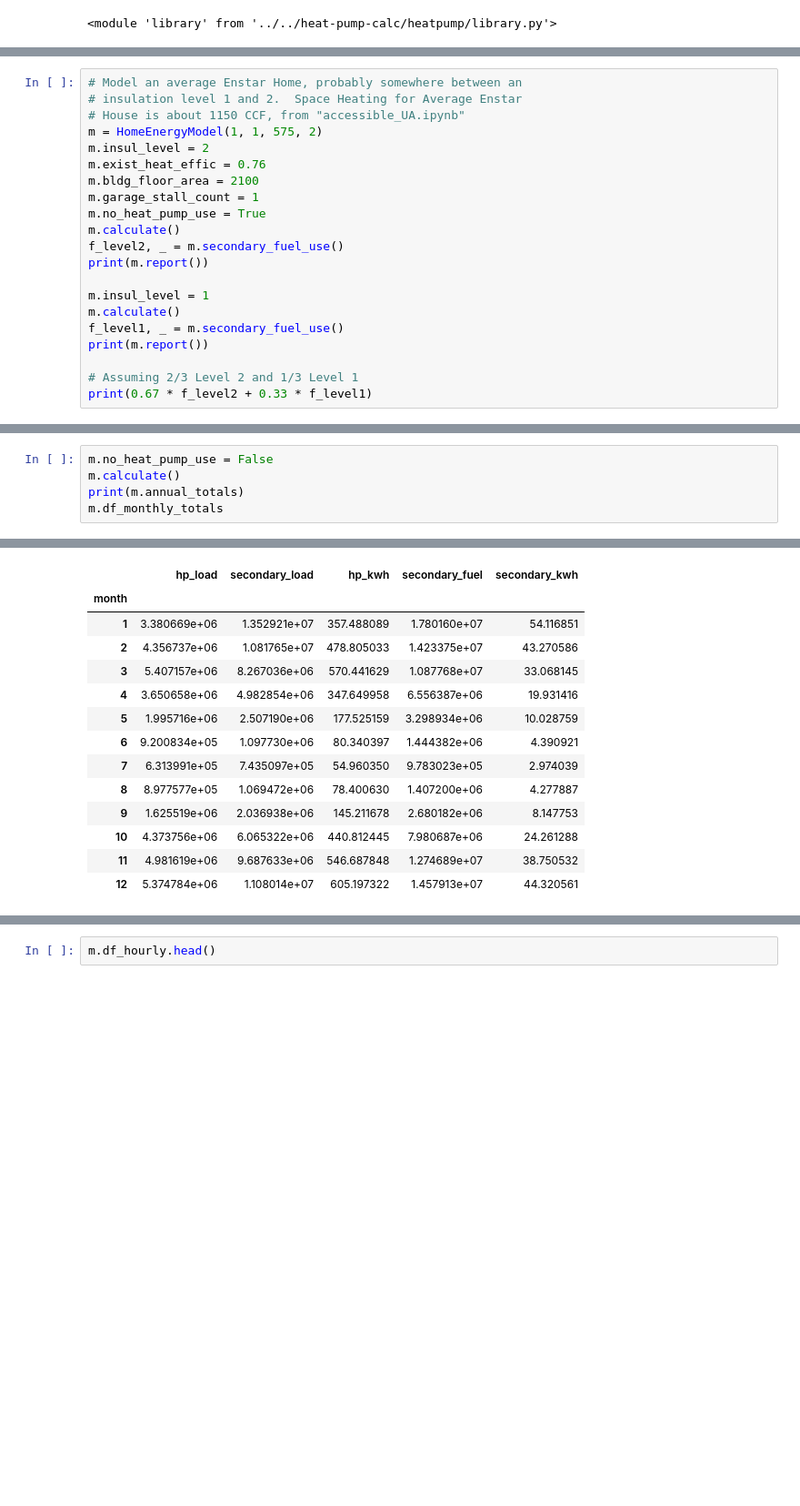
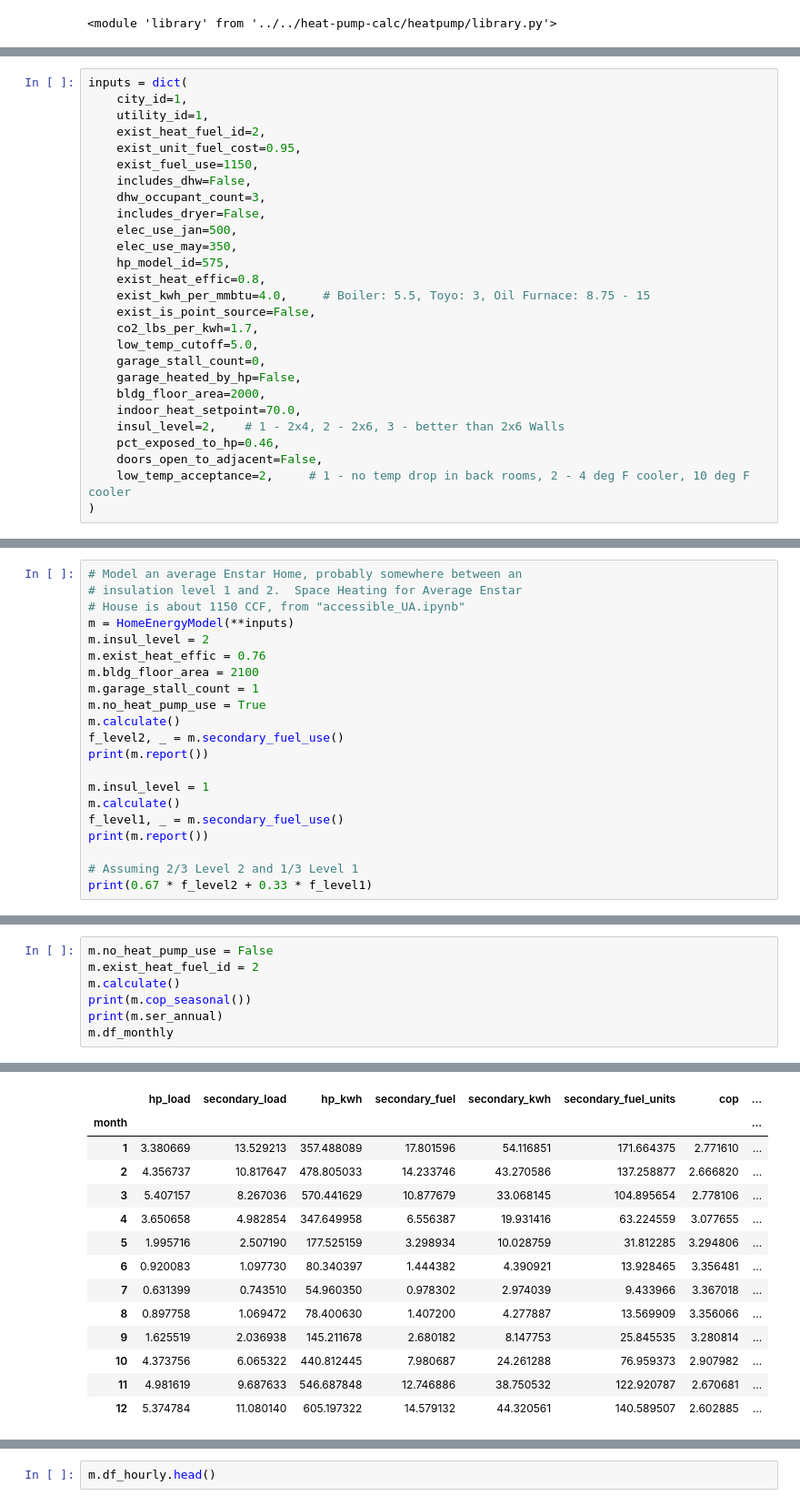
Before and after one commit to alanmitchell/heat-pump-study, a Jupyter notebook: general/calc_model_dev.ipynb, the cells around one changed output, grey strips where cells are left out. Shown at 91% size. Cells and saved outputs as stored; diff of their text form; blank space fills up the shorter version.

Commit message:
Started master model.

```diff
--- a/general/calc_model_dev.ipynb
+++ b/general/calc_model_dev.ipynb
@@ -227,0 +368,27 @@ class HomeEnergyModel(object):
+# %%
+inputs = dict(
+    city_id=1,
+    utility_id=1,
+    exist_heat_fuel_id=2,
+    exist_unit_fuel_cost=0.95,
+    exist_fuel_use=1150,
+    includes_dhw=False,
+    dhw_occupant_count=3,
+    includes_dryer=False,
+    elec_use_jan=500,
+    elec_use_may=350,
+    hp_model_id=575,
+    exist_heat_effic=0.8,
+    exist_kwh_per_mmbtu=4.0,     # Boiler: 5.5, Toyo: 3, Oil Furnace: 8.75 - 15
+    exist_is_point_source=False,
+    co2_lbs_per_kwh=1.7,
+    low_temp_cutoff=5.0,
+    garage_stall_count=0,
+    garage_heated_by_hp=False,
+    bldg_floor_area=2000,
+    indoor_heat_setpoint=70.0,
+    insul_level=2,    # 1 - 2x4, 2 - 2x6, 3 - better than 2x6 Walls
+    pct_exposed_to_hp=0.46,
+    doors_open_to_adjacent=False,
+    low_temp_acceptance=2,     # 1 - no temp drop in back rooms, 2 - 4 deg F cooler, 10 deg F cooler
+)
@@ -229,7 +417,7 @@ class HomeEnergyModel(object):
 # Model an average Enstar Home, probably somewhere between an
 # insulation level 1 and 2.  Space Heating for Average Enstar
 # House is about 1150 CCF, from "accessible_UA.ipynb"
-m = HomeEnergyModel(1, 1, 575, 2)
+m = HomeEnergyModel(**inputs)
 m.insul_level = 2
 m.exist_heat_effic = 0.76
 m.bldg_floor_area = 2100
@@ -255,6 +443,8 @@ Seasonal COP: nan
 # %%
 m.no_heat_pump_use = False
+m.exist_heat_fuel_id = 2
 m.calculate()
-print(m.annual_totals)
-m.df_monthly_totals
+print(m.cop_seasonal())
+print(m.ser_annual)
+m.df_monthly
 # %% [output]
@@ -266,17 +460,17 @@ secondary_kwh     2.875387e+02
 dtype: float64
-|  | hp_load | secondary_load | hp_kwh | secondary_fuel | secondary_kwh |
-| month |  |  |  |  |  |
-| 1 | 3.380669e+06 | 1.352921e+07 | 357.488089 | 1.780160e+07 | 54.116851 |
-| 2 | 4.356737e+06 | 1.081765e+07 | 478.805033 | 1.423375e+07 | 43.270586 |
-| 3 | 5.407157e+06 | 8.267036e+06 | 570.441629 | 1.087768e+07 | 33.068145 |
-| 4 | 3.650658e+06 | 4.982854e+06 | 347.649958 | 6.556387e+06 | 19.931416 |
-| 5 | 1.995716e+06 | 2.507190e+06 | 177.525159 | 3.298934e+06 | 10.028759 |
-| 6 | 9.200834e+05 | 1.097730e+06 | 80.340397 | 1.444382e+06 | 4.390921 |
-| 7 | 6.313991e+05 | 7.435097e+05 | 54.960350 | 9.783023e+05 | 2.974039 |
-| 8 | 8.977577e+05 | 1.069472e+06 | 78.400630 | 1.407200e+06 | 4.277887 |
-| 9 | 1.625519e+06 | 2.036938e+06 | 145.211678 | 2.680182e+06 | 8.147753 |
-| 10 | 4.373756e+06 | 6.065322e+06 | 440.812445 | 7.980687e+06 | 24.261288 |
-| 11 | 4.981619e+06 | 9.687633e+06 | 546.687848 | 1.274689e+07 | 38.750532 |
-| 12 | 5.374784e+06 | 1.108014e+07 | 605.197322 | 1.457913e+07 | 44.320561 |
+|  | hp_load | secondary_load | hp_kwh | secondary_fuel | secondary_kwh | secondary_fuel_units | cop | ... |
+| month |  |  |  |  |  |  |  | ... |
+| 1 | 3.380669 | 13.529213 | 357.488089 | 17.801596 | 54.116851 | 171.664375 | 2.771610 | ... |
+| 2 | 4.356737 | 10.817647 | 478.805033 | 14.233746 | 43.270586 | 137.258877 | 2.666820 | ... |
+| 3 | 5.407157 | 8.267036 | 570.441629 | 10.877679 | 33.068145 | 104.895654 | 2.778106 | ... |
+| 4 | 3.650658 | 4.982854 | 347.649958 | 6.556387 | 19.931416 | 63.224559 | 3.077655 | ... |
+| 5 | 1.995716 | 2.507190 | 177.525159 | 3.298934 | 10.028759 | 31.812285 | 3.294806 | ... |
+| 6 | 0.920083 | 1.097730 | 80.340397 | 1.444382 | 4.390921 | 13.928465 | 3.356481 | ... |
+| 7 | 0.631399 | 0.743510 | 54.960350 | 0.978302 | 2.974039 | 9.433966 | 3.367018 | ... |
+| 8 | 0.897758 | 1.069472 | 78.400630 | 1.407200 | 4.277887 | 13.569909 | 3.356066 | ... |
+| 9 | 1.625519 | 2.036938 | 145.211678 | 2.680182 | 8.147753 | 25.845535 | 3.280814 | ... |
+| 10 | 4.373756 | 6.065322 | 440.812445 | 7.980687 | 24.261288 | 76.959373 | 2.907982 | ... |
+| 11 | 4.981619 | 9.687633 | 546.687848 | 12.746886 | 38.750532 | 122.920787 | 2.670681 | ... |
+| 12 | 5.374784 | 11.080140 | 605.197322 | 14.579132 | 44.320561 | 140.589507 | 2.602885 | ... |
 # %%
 %%timeit
```
Also changed, not shown: parts of 8 cells of this notebook, 1 other file.
